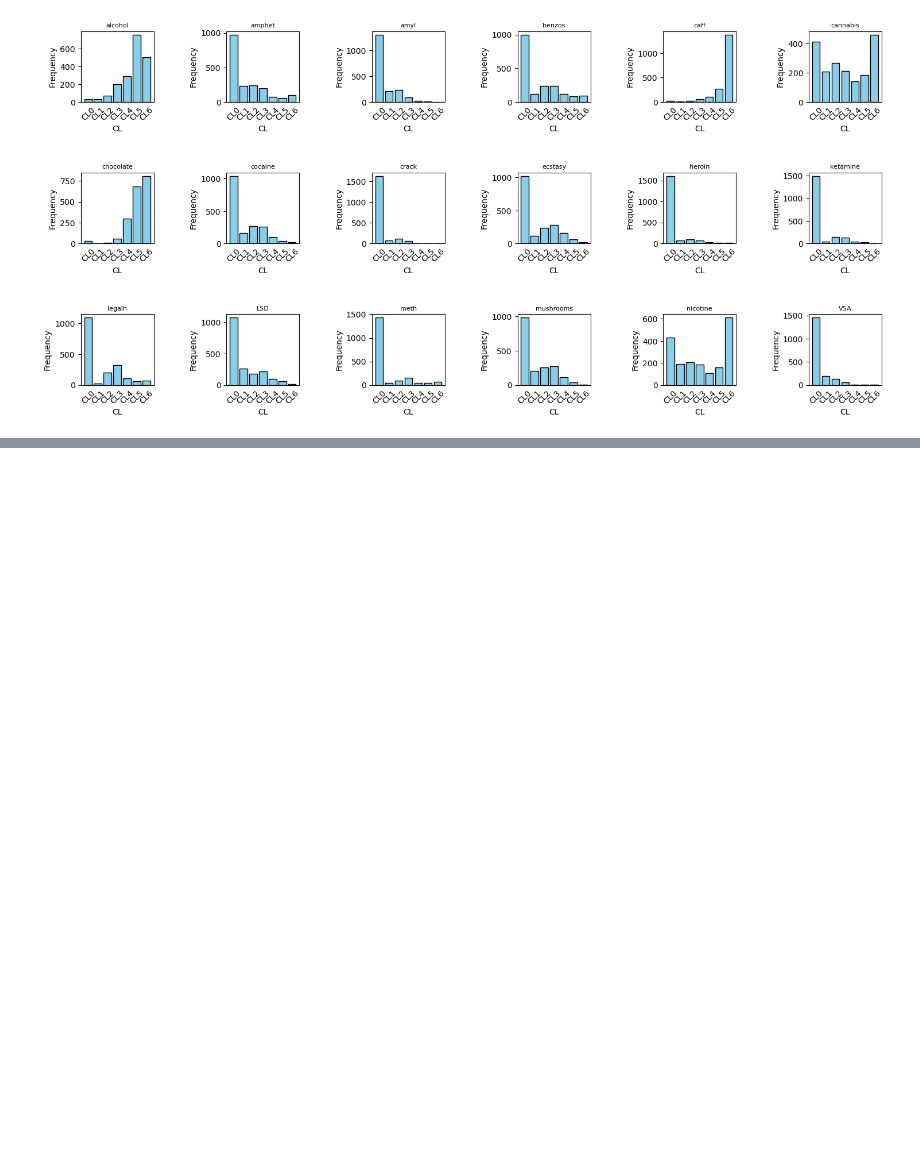
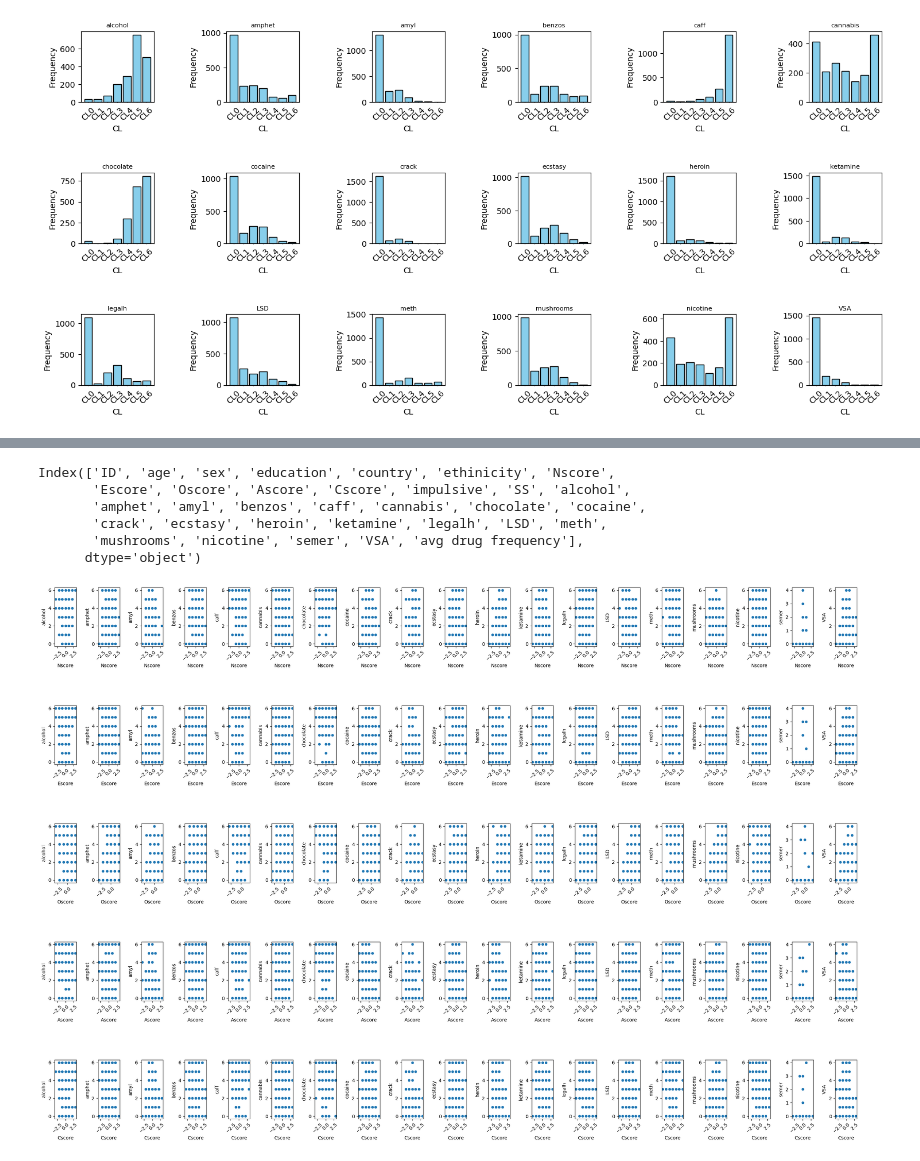
Before and after one commit to madelyn-redick/snowball_2023, a Jupyter notebook: ML_druguse_5factor.ipynb, the cells around one changed output, grey strips where cells are left out. Saved outputs shown, nothing was run; the diff lists cells and outputs as text; code cells hidden in the pictures; blank space fills up the shorter version.

```diff
--- a/ML_druguse_5factor.ipynb
+++ b/ML_druguse_5factor.ipynb
@@ -329,6 +329,10 @@ create_hist("caff", df_drug)
 ls_drugs = ["alcohol", "amphet", "amyl",
             "benzos", "caff", "cannabis", "chocolate", "cocaine", "crack", "ecstasy", "heroin",
             "ketamine", "legalh", "LSD", "meth", "mushrooms", "nicotine",  "VSA"]
+# %%
+all_drugs =  ["alcohol", "amphet", "amyl",
+            "benzos", "caff", "cannabis", "chocolate", "cocaine", "crack", "ecstasy", "heroin",
+            "ketamine", "legalh", "LSD", "meth", "mushrooms", "nicotine","semer", "VSA"]
 # %%
 import numpy as np
 import matplotlib.pyplot as plt
@@ -363,3 +367,13 @@ plt.subplots_adjust(hspace=1, wspace = 1)  # Adjust the height spacing between s
 plt.show()
 # %% [output]
 [figure]
+# %%
+for x in all_drugs:
+    if x in df_drug.columns:
+        df_drug[x] = df_drug[x].str.strip().str.replace('CL', '')
+# %%
+# Loop through the drug columns and convert the values to integers
+for column in df_drug.columns:  # Assuming the drug columns start from the 6th column
+    df_drug[column] = df_drug[column].astype(int)
+# %%
+df_drug['avg drug frequency'] = df_drug[ls_drugs].mean(axis=1)
@@ -365,0 +407,9 @@ plt.show()
+# %%
+df_drug.columns
+# %% [output]
+Index(['ID', 'age', 'sex', 'education', 'country', 'ethinicity', 'Nscore',
+       'Escore', 'Oscore', 'Ascore', 'Cscore', 'impulsive', 'SS', 'alcohol',
+       'amphet', 'amyl', 'benzos', 'caff', 'cannabis', 'chocolate', 'cocaine',
+       'crack', 'ecstasy', 'heroin', 'ketamine', 'legalh', 'LSD', 'meth',
+       'mushrooms', 'nicotine', 'semer', 'VSA', 'avg drug frequency'],
+      dtype='object')
@@ -365,0 +420,24 @@ plt.show()
+# %%
+df = df_drug
+
+# Define the list of personality score columns
+personality_scores = ['Nscore', 'Escore', 'Oscore', 'Ascore', 'Cscore']
+
+# Define the list of drug columns
+drug_columns = ['alcohol', 'amphet', 'amyl', 'benzos', 'caff', 'cannabis', 'chocolate', 'cocaine',
+                'crack', 'ecstasy', 'heroin', 'ketamine', 'legalh', 'LSD', 'meth', 'mushrooms',
+                'nicotine', 'semer', 'VSA']
+
+# Create subplots for personality scores vs. each drug
+fig, axes = plt.subplots(nrows=len(personality_scores), ncols=len(drug_columns), figsize=(30, 20))
+fig.subplots_adjust(wspace=1, hspace=1)
+
+for i, personality_score in enumerate(personality_scores):
+    for j, drug in enumerate(drug_columns):
+        sns.scatterplot(x=personality_score, y=drug, data=df, ax=axes[i, j])
+        #axes[i, j].set_title(f'{personality_score} vs {drug}', fontsize=8)
+        axes[i, j].set_xlabel(personality_score)
+        axes[i, j].set_ylabel(drug)
+        axes[i, j].tick_params(axis='x', labelrotation=45)
+# %% [output]
+[figure, added]
```
Also changed, not shown: parts of 13 cells of this notebook.
